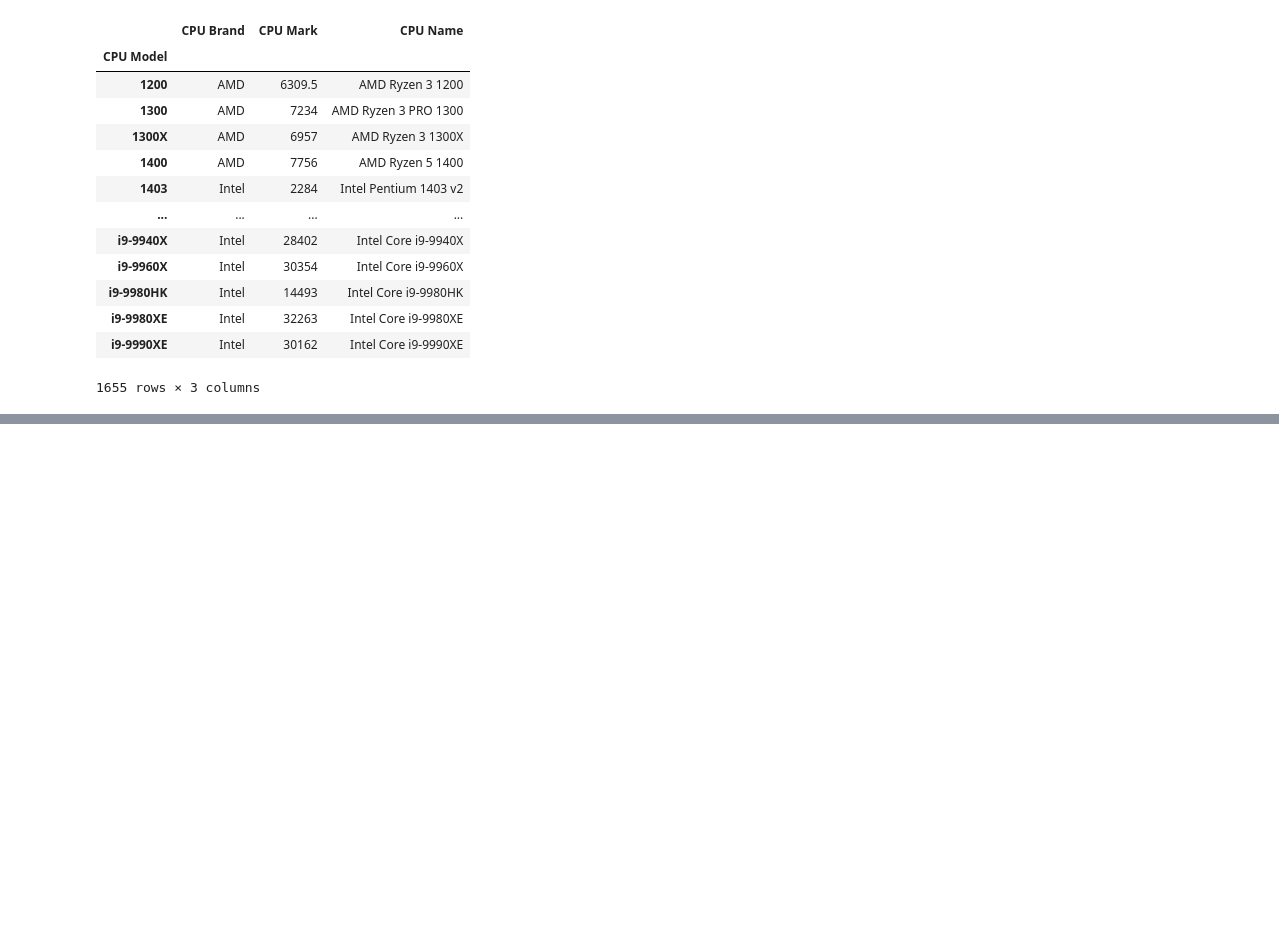
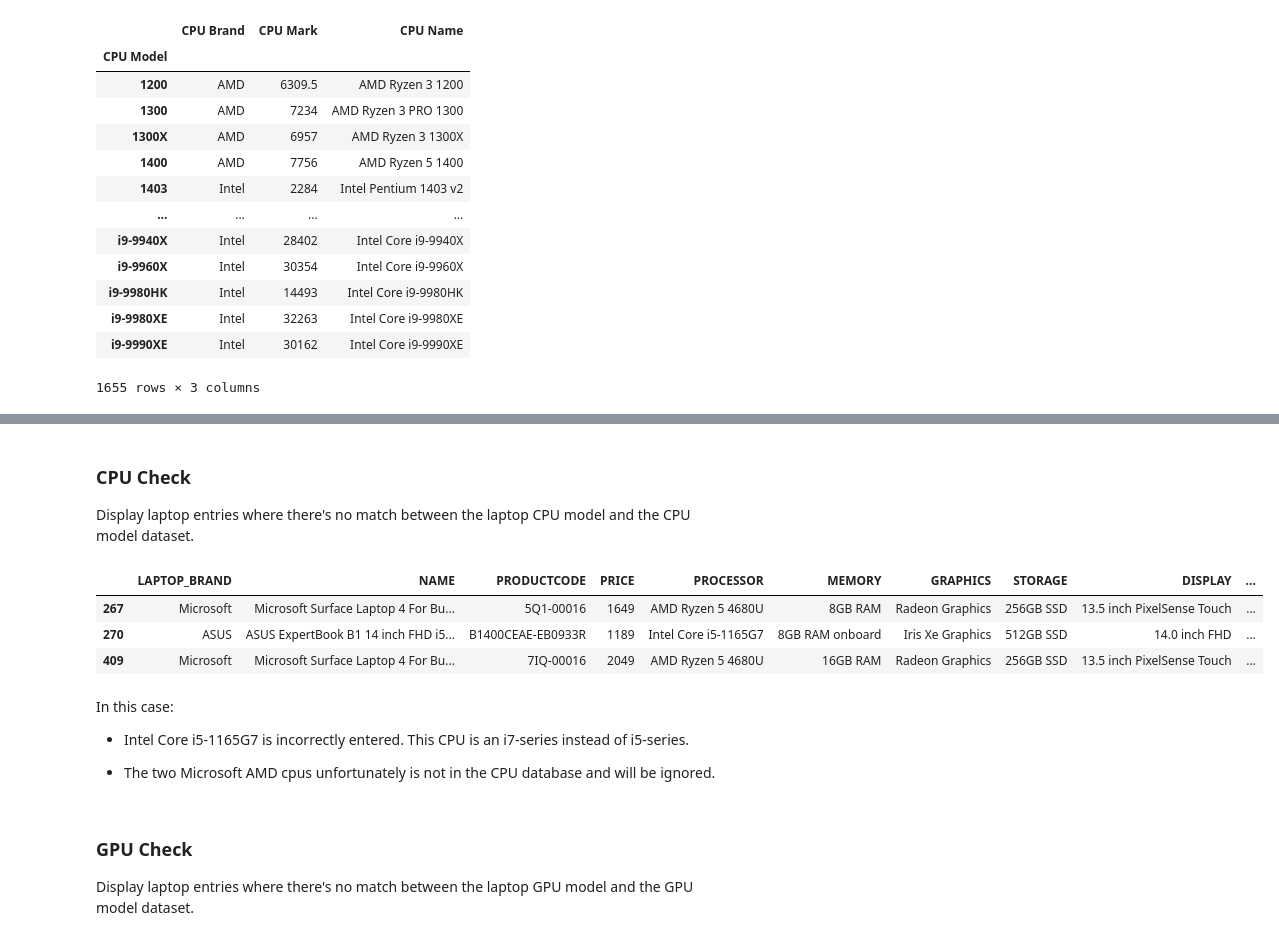
Before and after one commit to willzj6/Portfolio, a Jupyter notebook: Script3_pandaTransformation.ipynb, the cells around one changed output, grey strips where cells are left out. Cells and saved outputs as stored; diff of their text form; code cells hidden in the pictures; blank space fills up the shorter version.

```diff
--- a/Script3_pandaTransformation.ipynb
+++ b/Script3_pandaTransformation.ipynb
@@ -119,8 +173,8 @@ laptop_modify.head()
 # Create gpu brand column
 gpu_Conditions = [
     laptop_modify.GRAPHICS.str.contains('Intel|UHD|Iris|Irix', case = False),
-    laptop_modify.GRAPHICS.str.contains('Nvidia|GeForce|GTX|MX|Quadro', case = False),
-    laptop_modify.GRAPHICS.str.contains('AMD|Radeon|RTX', case=False),
+    laptop_modify.GRAPHICS.str.contains('Nvidia|GeForce|GTX|RTX|MX|Quadro|T\d\d\d', case = False),
+    laptop_modify.GRAPHICS.str.contains('AMD|Radeon|RX', case=False),
     laptop_modify.LAPTOP_BRAND == 'Apple'
 ]
 gpu_Values = ['Intel', 'Nvidia', 'AMD', 'Apple']
@@ -204,7 +264,7 @@ def extract_laptop_gpu(row):
         if 'GPU' in row.GRAPHICS:
             return row.GRAPHICS
         else:
-            return row.CPU_MODEL
+            return row.PROCESSOR
 
     else:
         return 'Unknown'
@@ -220,0 +283,19 @@ laptop_modify.head()
+# %%
+# fix gpu model
+def fix_gpu_model(row):
+    model = row.GPU_MODEL
+
+    if bool(re.search('^Iris Xe$', model, re.IGNORECASE)) ^ bool(model == 'Iris Xe'):
+        return 'Iris Xe'
+
+    if model[-2:] == 'TI':
+        model = model[:-2] + ' Ti'
+
+    if model[:3] in ['GTX', 'RTX']:
+        model = model[3:]
+    elif model[:2] == 'RX':
+        model = model[2:]
+
+    return model
+
+laptop_modify.GPU_MODEL = laptop_modify.apply(fix_gpu_model, axis=1)
@@ -478,0 +807,18 @@ cpu_modify
+# %% [markdown]
+### CPU Check
+Display laptop entries where there's no match between the laptop CPU model and the CPU model dataset.
+# %%
+cpu_models = cpu_modify.index
+invalid_cpu = ~laptop_modify['CPU_MODEL'].isin(cpu_models)
+invalid_cpu_laptops = laptop_modify[invalid_cpu]
+invalid_cpu_laptops
+# %% [output]
+|  | LAPTOP_BRAND | NAME | PRODUCTCODE | PRICE | PROCESSOR | MEMORY | GRAPHICS | STORAGE | DISPLAY | ... |
+| 267 | Microsoft | Microsoft Surface Laptop 4 For Bu... | 5Q1-00016 | 1649 | AMD Ryzen 5 4680U | 8GB RAM | Radeon Graphics | 256GB SSD | 13.5 inch PixelSense Touch | ... |
+| 270 | ASUS | ASUS ExpertBook B1 14 inch FHD i5... | B1400CEAE-EB0933R | 1189 | Intel Core i5-1165G7 | 8GB RAM onboard | Iris Xe Graphics | 512GB SSD | 14.0 inch FHD | ... |
+| 409 | Microsoft | Microsoft Surface Laptop 4 For Bu... | 7IQ-00016 | 2049 | AMD Ryzen 5 4680U | 16GB RAM | Radeon Graphics | 256GB SSD | 13.5 inch PixelSense Touch | ... |
+# %% [markdown]
+In this case:
+- Intel Core i5-1165G7 is incorrectly entered. This CPU is an i7-series instead of i5-series.
+
+- The two Microsoft AMD cpus unfortunately is not in the CPU database and will be ignored.
@@ -478,0 +828,4 @@ cpu_modify
+# %% [markdown]
+### GPU Check
+
+Display laptop entries where there's no match between the laptop GPU model and the GPU model dataset.
```
Also changed, not shown: parts of 47 cells of this notebook.
